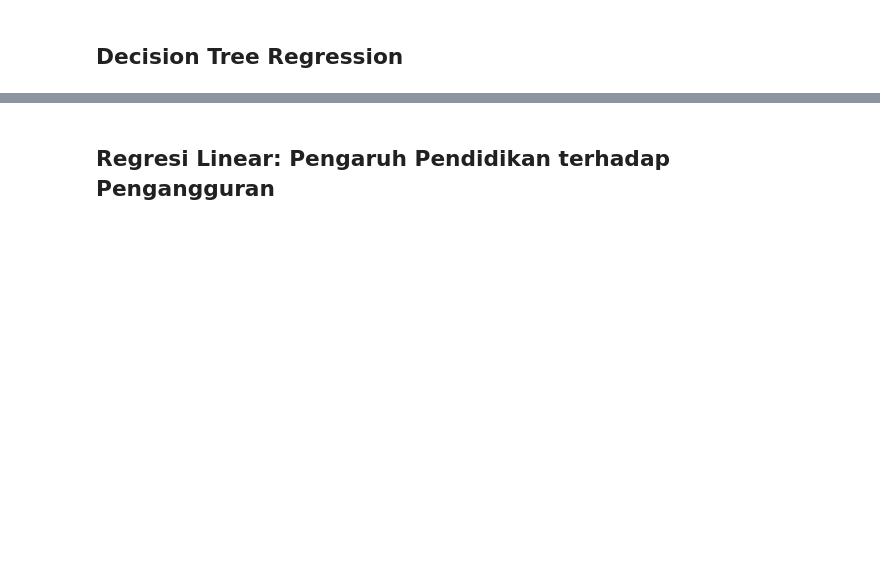
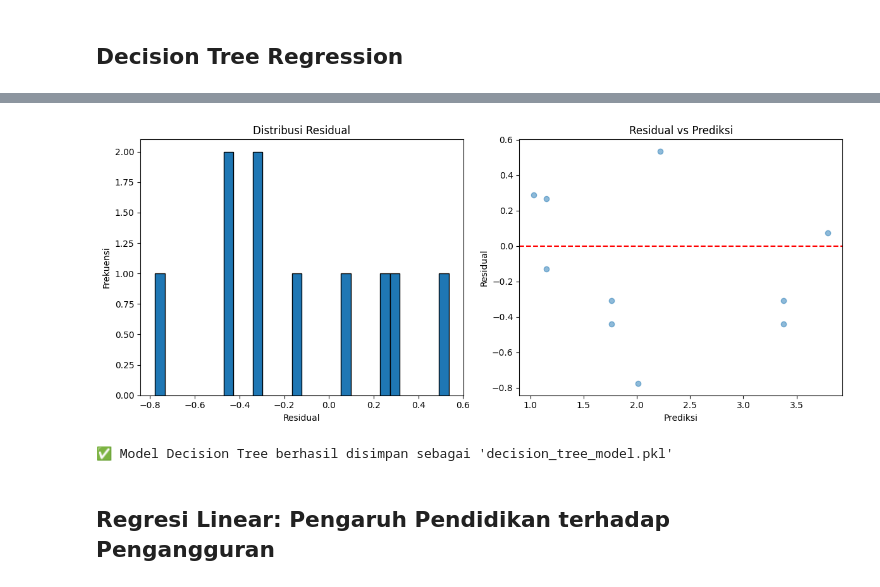
Before and after one commit to Gkyerie/SI4703_KELOMPOK8, a Jupyter notebook: analisis_pengaruh_pendidikan_pengangguran (1).ipynb, the cells around one changed output, grey strips where cells are left out. Saved outputs shown, nothing was run; the diff lists cells and outputs as text; code cells hidden in the pictures; blank space fills up the shorter version.

```diff
--- a/analisis_pengaruh_pendidikan_pengangguran (1).ipynb
+++ b/analisis_pengaruh_pendidikan_pengangguran (1).ipynb
@@ -735,3 +797,25 @@ plt.show()
+# %%
+# Scatter residual vs prediksi
+plt.subplot(1, 2, 2)
+plt.scatter(y_pred, residuals, alpha=0.5)
+plt.axhline(y=0, color='red', linestyle='--')
+plt.title('Residual vs Prediksi')
+plt.xlabel('Prediksi')
+plt.ylabel('Residual')
+
+plt.tight_layout()
+plt.show()
+# %% [output]
+[figure, added]
+# %%
+# Simpan model
+model_filename = 'decision_tree_model.pkl'
+with open(model_filename, 'wb') as file:
+    pickle.dump(dt_model, file)
+
+print(f"\n✅ Model Decision Tree berhasil disimpan sebagai '{model_filename}'")
+# %% [output]
+✅ Model Decision Tree berhasil disimpan sebagai 'decision_tree_model.pkl'
 # %% [markdown]
 ## Regresi Linear: Pengaruh Pendidikan terhadap Pengangguran
 # %%
```
Also changed, not shown: parts of 20 cells of this notebook, 3 other files.
